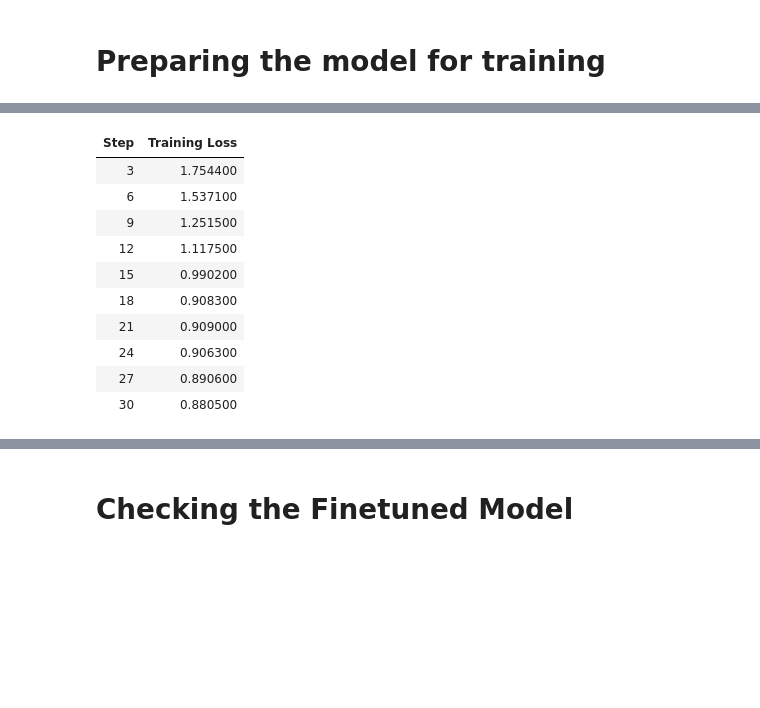
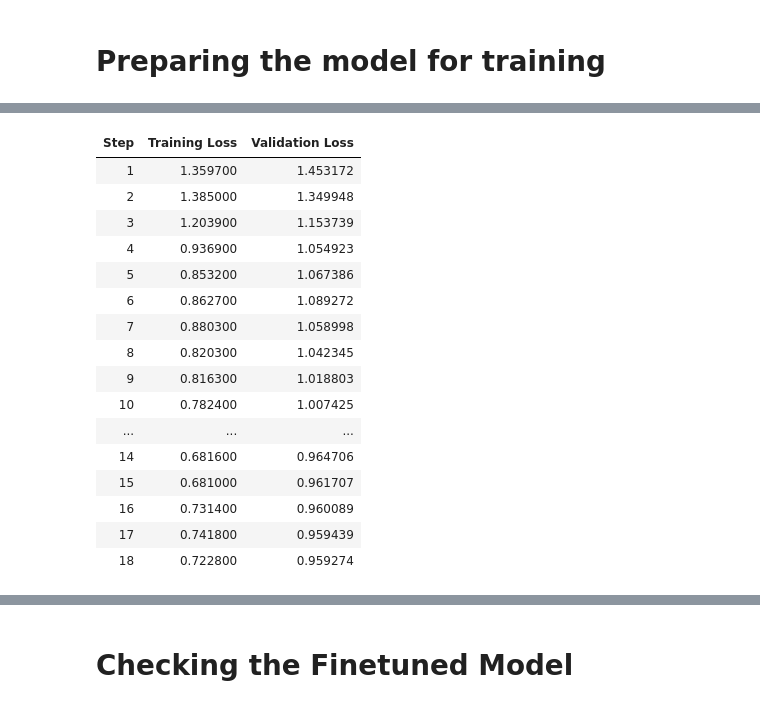
Before and after one commit to kalyan926/FineTuning-using-QLORA, a Jupyter notebook: Finetune_Llama2.ipynb, the cells around one changed output, grey strips where cells are left out. Cells and saved outputs as stored; diff of their text form; code cells hidden in the pictures; blank space fills up the shorter version.

```diff
--- a/Finetune_Llama2.ipynb
+++ b/Finetune_Llama2.ipynb
@@ -24,3 +27,7 @@ This can achevied in following steps:
 4.Finetune the model using LORA technique from peft with sfttrainer
 # %% [markdown]
 # **PREPROCESING THE DATA**
+# %%
+df_o=pd.read_csv("/content/python_code_dataset.csv")
+df=df_o[0:10000]
+df.sample(5)
@@ -91,6 +102,3 @@ bnb_config=BitsAndBytesConfig(
     )
 
 model=AutoModelForCausalLM.from_pretrained("meta-llama/Llama-2-7b-hf",quantization_config=bnb_config,device_map="auto")
-
-model.config.use_cache = False
-model.config.pretraining_tp = 1
@@ -126,8 +153,19 @@ Design a class in Python to represent a Rectangle, which has the two attributes
 lora_config=LoraConfig(
     r=4,
     lora_alpha=16,
-    target_modules=["q_proj", "k_proj", "v_proj", "o_proj","gate_proj", "up_proj"],
+    target_modules=["q_proj", "k_proj", "v_proj", "o_proj","gate_proj", "up_proj","down_proj"],
     lora_dropout=0.1,
     bias="none",
     task_type="CAUSAL_LM"
 )
+
+model = prepare_model_for_kbit_training(model)
+
+model_p = get_peft_model(model, lora_config)
+
+model_p.config.use_cache = False
+model_p.config.pretraining_tp = 1
+
+trainable, total = model_p.get_nb_trainable_parameters()
+print(f"Trainable: {trainable} | total: {total} | Percentage: {trainable/total*100:.2f}%")
+print(f'Memory used by model: {round(model_p.get_memory_footprint()/2**30, 2)} GB')
@@ -134,41 +195,48 @@ lora_config=LoraConfig(
 # %% [markdown]
 # **Preparing the model for training**
 # %%
+from transformers import DataCollatorForLanguageModeling
+
+tokenizer.pad_token = tokenizer.eos_token
+tokenizer.padding_side="right"
+data_collator = DataCollatorForLanguageModeling(tokenizer=tokenizer,mlm=False)
+
 training_arguments = TrainingArguments(
-    output_dir="/results",
+    output_dir="/content/output",
     num_train_epochs=1,
     per_device_train_batch_size=8,
-    gradient_accumulation_steps=16,
+    gradient_accumulation_steps=32,
     gradient_checkpointing = True,
     optim="paged_adamw_32bit",
     save_steps=15,
-    logging_steps=3,
-    learning_rate=2e-4,
+    eval_steps=1,
+    logging_steps=1,
+    learning_rate=2e-3,
     weight_decay=0.001,
     fp16=False,
     bf16=False,
-    max_grad_norm=0.3,
-    max_steps=-1,
+    max_grad_norm=1,
     warmup_ratio=0.03,
+    evaluation_strategy="steps",
     group_by_length=True,
     lr_scheduler_type="cosine"
 
 )
-tokenizer.pad_token = tokenizer.eos_token
-tokenizer.padding_side="right"
+
 
 trainer = SFTTrainer(
-    model=model,
+    model=model_p,
     train_dataset=train_data,
-    peft_config=lora_config,
+    eval_dataset=validation_data,
     dataset_text_field="prompt",
     max_seq_length=512,
+    args=training_arguments,
     tokenizer=tokenizer,
-    args=training_arguments,
-    packing=True,
+    data_collator=data_collator,
+    packing=True
 
 )
 
+
 trainer.train()
-trainer.model.save_pretrained(new_model)
 # %% [output]
@@ -176,11 +246,17 @@ trainer.model.save_pretrained(new_model)
-| Step | Training Loss |
-| 3 | 1.754400 |
-| 6 | 1.537100 |
-| 9 | 1.251500 |
-| 12 | 1.117500 |
-| 15 | 0.990200 |
-| 18 | 0.908300 |
-| 21 | 0.909000 |
-| 24 | 0.906300 |
-| 27 | 0.890600 |
-| 30 | 0.880500 |
+| Step | Training Loss | Validation Loss |
+| 1 | 1.359700 | 1.453172 |
+| 2 | 1.385000 | 1.349948 |
+| 3 | 1.203900 | 1.153739 |
+| 4 | 0.936900 | 1.054923 |
+| 5 | 0.853200 | 1.067386 |
+| 6 | 0.862700 | 1.089272 |
+| 7 | 0.880300 | 1.058998 |
+| 8 | 0.820300 | 1.042345 |
+| 9 | 0.816300 | 1.018803 |
+| 10 | 0.782400 | 1.007425 |
+| ... | ... | ... |
+| 14 | 0.681600 | 0.964706 |
+| 15 | 0.681000 | 0.961707 |
+| 16 | 0.731400 | 0.960089 |
+| 17 | 0.741800 | 0.959439 |
+| 18 | 0.722800 | 0.959274 |
```
Also changed, not shown: parts of 32 cells of this notebook, 6 other files.
